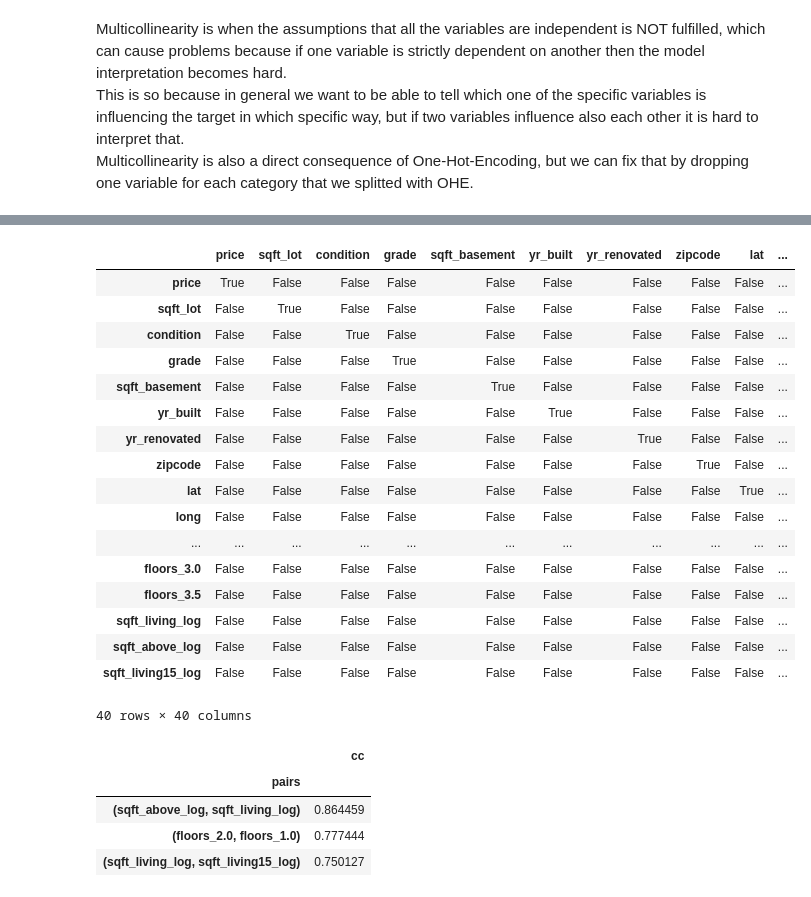
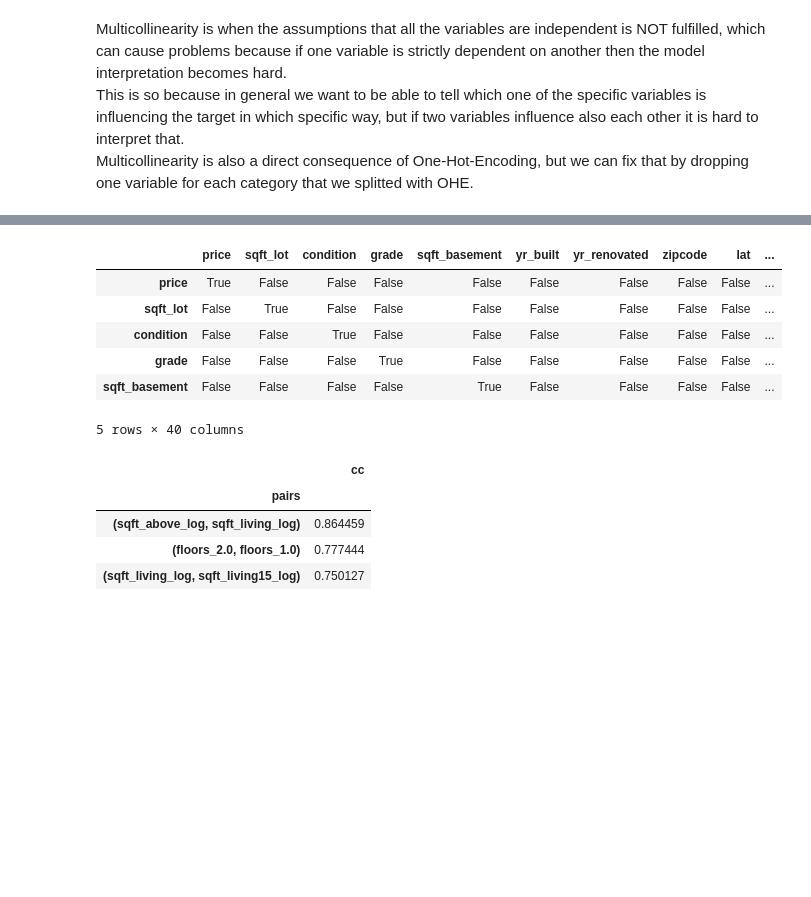
Before and after one commit to MNLKuzmin/dsc-phase-2-project-v2-3, a Jupyter notebook: student.ipynb, the cells around one changed output, grey strips where cells are left out. Drawn from its saved outputs; the diff is of its cells as text; code cells hidden in the pictures; blank space fills up the shorter version.

```diff
--- a/student.ipynb
+++ b/student.ipynb
@@ -940,24 +935,14 @@ norm_df.corr()
 # %%
-abs(norm_df.corr()) > 0.75
+corr_matr=abs(norm_df.corr()) > 0.75
+corr_matr.head()
 # %% [output]
 |  | price | sqft_lot | condition | grade | sqft_basement | yr_built | yr_renovated | zipcode | lat | ... |
 | price | True | False | False | False | False | False | False | False | False | ... |
 | sqft_lot | False | True | False | False | False | False | False | False | False | ... |
 | condition | False | False | True | False | False | False | False | False | False | ... |
 | grade | False | False | False | True | False | False | False | False | False | ... |
 | sqft_basement | False | False | False | False | True | False | False | False | False | ... |
-| yr_built | False | False | False | False | False | True | False | False | False | ... |
-| yr_renovated | False | False | False | False | False | False | True | False | False | ... |
-| zipcode | False | False | False | False | False | False | False | True | False | ... |
-| lat | False | False | False | False | False | False | False | False | True | ... |
-| long | False | False | False | False | False | False | False | False | False | ... |
-| ... | ... | ... | ... | ... | ... | ... | ... | ... | ... | ... |
-| floors_3.0 | False | False | False | False | False | False | False | False | False | ... |
-| floors_3.5 | False | False | False | False | False | False | False | False | False | ... |
-| sqft_living_log | False | False | False | False | False | False | False | False | False | ... |
-| sqft_above_log | False | False | False | False | False | False | False | False | False | ... |
-| sqft_living15_log | False | False | False | False | False | False | False | False | False | ... |
-40 rows × 40 columns
+5 rows × 40 columns
 # %%
 df_cc=norm_df.corr().abs().stack().reset_index().sort_values(0, ascending=False)
 
```
Also changed, not shown: parts of 92 cells of this notebook.
